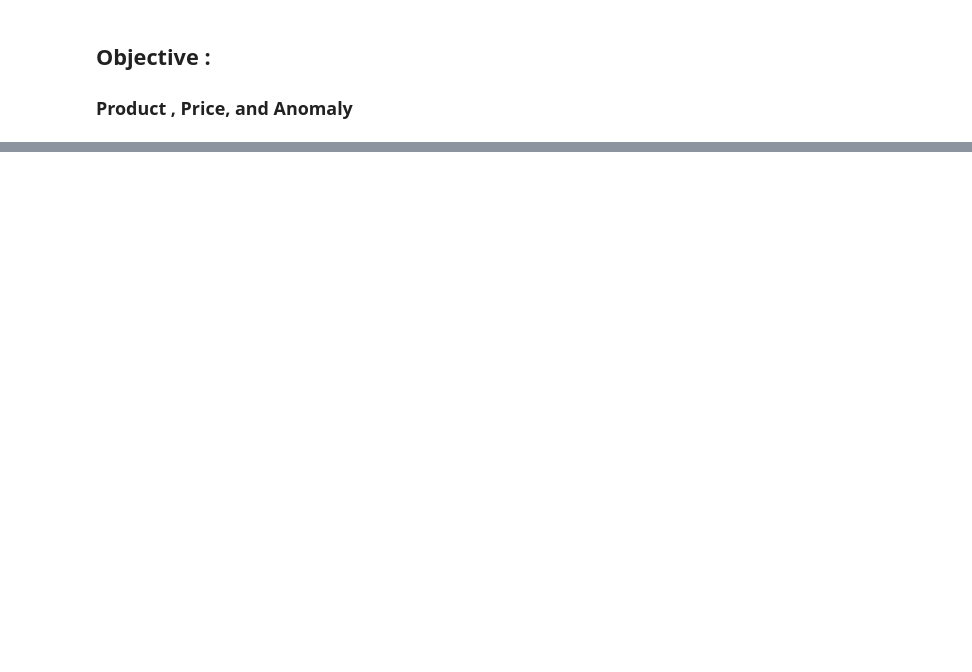
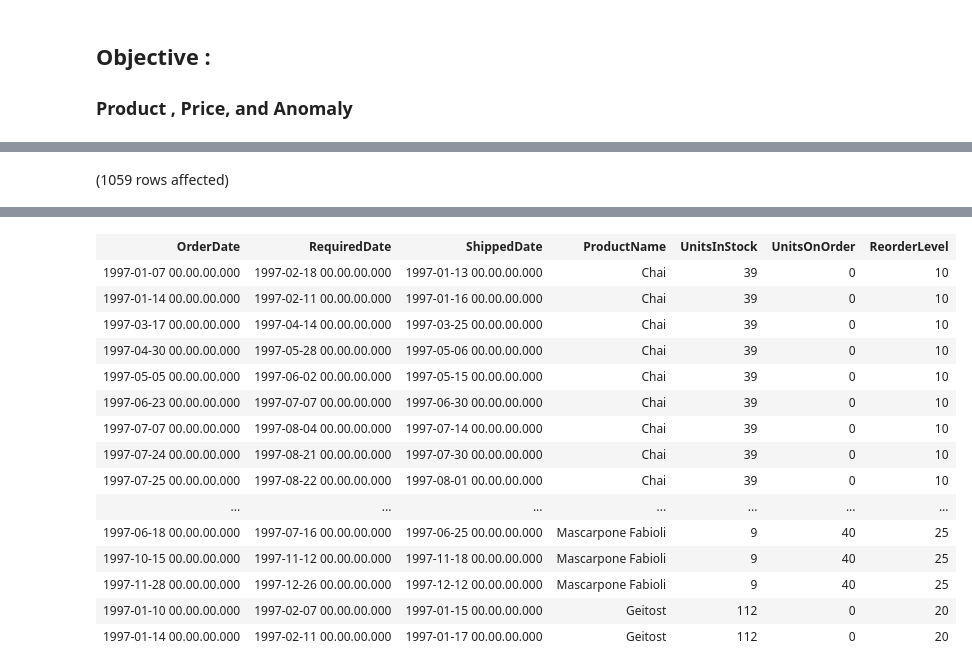
Before and after one commit to abilcode/dsls, a Jupyter notebook: de_minicase/Transform - Case Study.ipynb, the cells around one changed output, grey strips where cells are left out. Saved outputs shown, nothing was run; the diff lists cells and outputs as text; code cells hidden in the pictures; blank space fills up the shorter version.

```diff
--- a/de_minicase/Transform - Case Study.ipynb
+++ b/de_minicase/Transform - Case Study.ipynb
@@ -62,0 +105,10 @@ Total execution time: 00:00:00.079
+# %%
+SELECT OrderDate, RequiredDate, ShippedDate, ProductName, UnitsInStock, UnitsOnOrder, ReorderLevel
+FROM Orders
+JOIN [Order Details]
+ON Orders.OrderID = [Order Details].OrderID
+JOIN Products
+ON [Order Details].ProductID = Products.ProductID
+WHERE YEAR(OrderDate) = 1997
+# %% [output]
+(1059 rows affected)
@@ -62,0 +116,16 @@ Total execution time: 00:00:00.079
+| OrderDate | RequiredDate | ShippedDate | ProductName | UnitsInStock | UnitsOnOrder | ReorderLevel |
+| 1997-01-07 00.00.00.000 | 1997-02-18 00.00.00.000 | 1997-01-13 00.00.00.000 | Chai | 39 | 0 | 10 |
+| 1997-01-14 00.00.00.000 | 1997-02-11 00.00.00.000 | 1997-01-16 00.00.00.000 | Chai | 39 | 0 | 10 |
+| 1997-03-17 00.00.00.000 | 1997-04-14 00.00.00.000 | 1997-03-25 00.00.00.000 | Chai | 39 | 0 | 10 |
+| 1997-04-30 00.00.00.000 | 1997-05-28 00.00.00.000 | 1997-05-06 00.00.00.000 | Chai | 39 | 0 | 10 |
+| 1997-05-05 00.00.00.000 | 1997-06-02 00.00.00.000 | 1997-05-15 00.00.00.000 | Chai | 39 | 0 | 10 |
+| 1997-06-23 00.00.00.000 | 1997-07-07 00.00.00.000 | 1997-06-30 00.00.00.000 | Chai | 39 | 0 | 10 |
+| 1997-07-07 00.00.00.000 | 1997-08-04 00.00.00.000 | 1997-07-14 00.00.00.000 | Chai | 39 | 0 | 10 |
+| 1997-07-24 00.00.00.000 | 1997-08-21 00.00.00.000 | 1997-07-30 00.00.00.000 | Chai | 39 | 0 | 10 |
+| 1997-07-25 00.00.00.000 | 1997-08-22 00.00.00.000 | 1997-08-01 00.00.00.000 | Chai | 39 | 0 | 10 |
+| ... | ... | ... | ... | ... | ... | ... |
+| 1997-06-18 00.00.00.000 | 1997-07-16 00.00.00.000 | 1997-06-25 00.00.00.000 | Mascarpone Fabioli | 9 | 40 | 25 |
+| 1997-10-15 00.00.00.000 | 1997-11-12 00.00.00.000 | 1997-11-18 00.00.00.000 | Mascarpone Fabioli | 9 | 40 | 25 |
+| 1997-11-28 00.00.00.000 | 1997-12-26 00.00.00.000 | 1997-12-12 00.00.00.000 | Mascarpone Fabioli | 9 | 40 | 25 |
+| 1997-01-10 00.00.00.000 | 1997-02-07 00.00.00.000 | 1997-01-15 00.00.00.000 | Geitost | 112 | 0 | 20 |
+| 1997-01-14 00.00.00.000 | 1997-02-11 00.00.00.000 | 1997-01-17 00.00.00.000 | Geitost | 112 | 0 | 20 |
```
Also changed, not shown: parts of 5 cells of this notebook, 18 other files.
